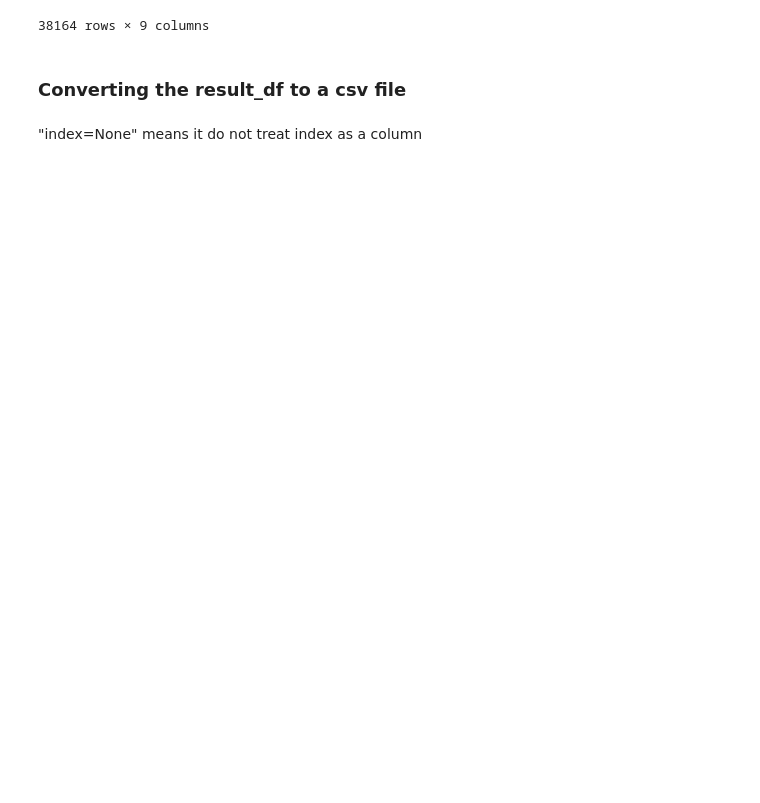
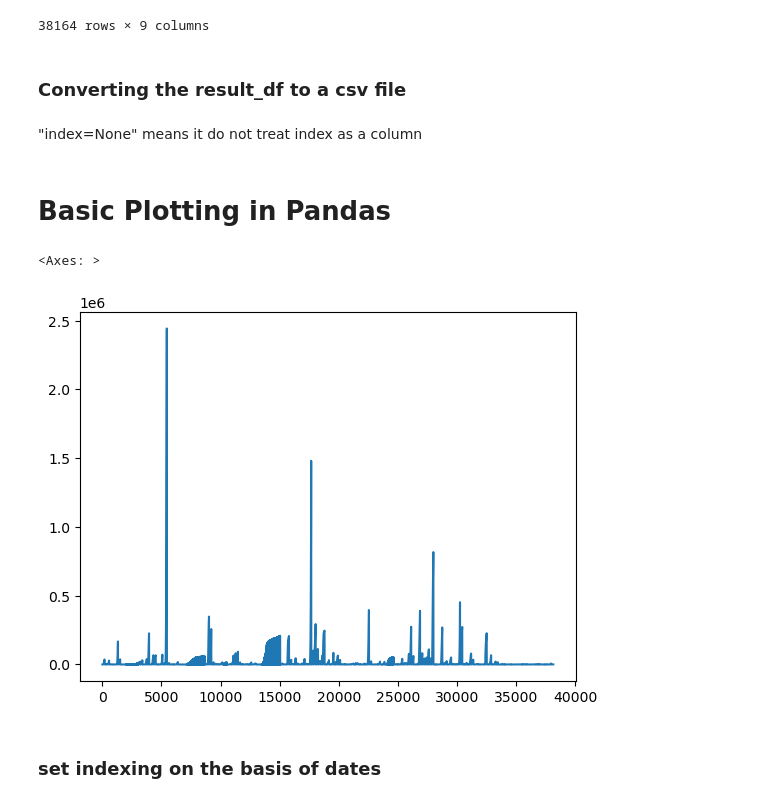
Before and after one commit to Swaraz08/Jupyter, a Jupyter notebook: pandas.ipynb, the cells around one changed output. Drawn from its saved outputs; the diff is of its cells as text; code cells hidden in the pictures; blank space fills up the shorter version.

Commit message:
Plotting in pandas and using matplotlib and seaborn

```diff
--- a/pandas.ipynb
+++ b/pandas.ipynb
@@ -589,3 +589,12 @@ result_df
 "index=None" means it do not treat index as a column
 # %%
 result_df.to_csv('results.csv',index=None)
+# %% [markdown]
+# Basic Plotting in Pandas
+# %%
+result_df.confirmed.plot()
+# %% [output]
+<Axes: >
+[figure, added]
+# %% [markdown]
+### set indexing on the basis of dates
```
Also changed, not shown: parts of 45 cells of this notebook.
